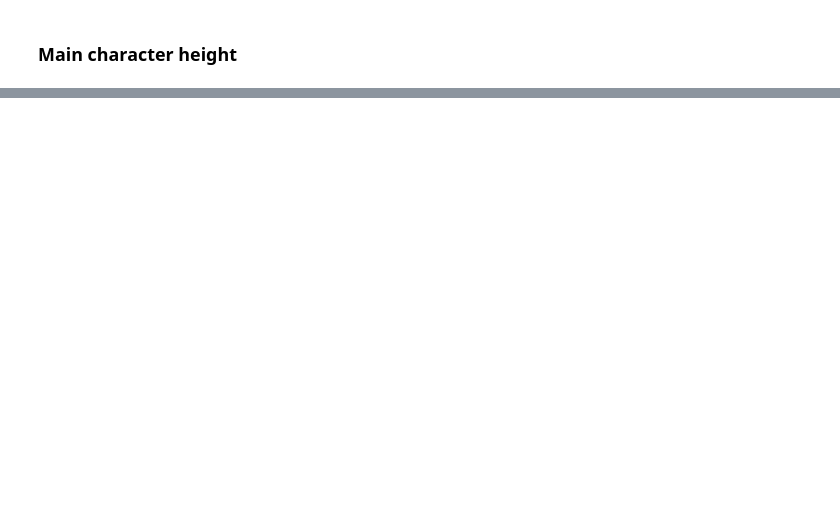
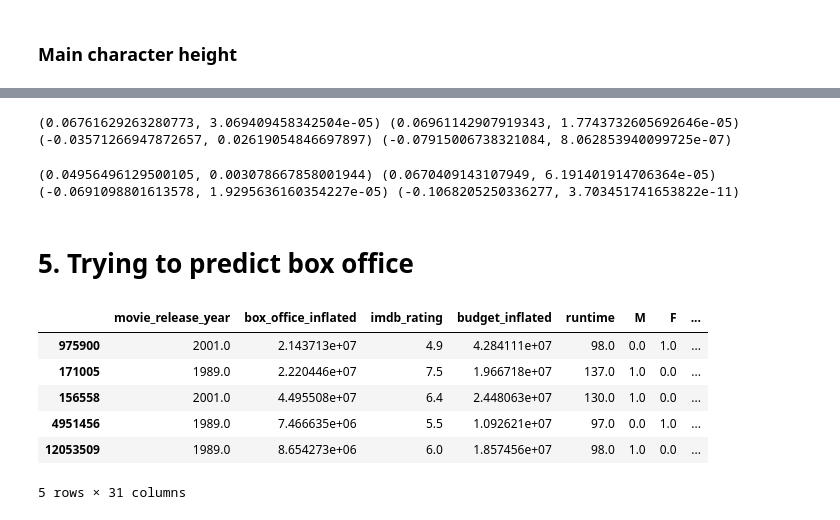
Before and after one commit to epfl-ada/ada-2022-project-r4d4r, a Jupyter notebook: BigNotebook.ipynb, the cells around one changed output, grey strips where cells are left out. Saved outputs shown, nothing was run; the diff lists cells and outputs as text; code cells hidden in the pictures; blank space fills up the shorter version.

```diff
--- a/BigNotebook.ipynb
+++ b/BigNotebook.ipynb
@@ -825,0 +876,3 @@ get_best_causality(tsa.grangercausalitytests(df, maxlag=10, verbose = False))
+# %%
+MOVIE_DATA = MOVIE_DATA[MOVIE_DATA["movie_release_year"] > 1979]
+MOVIE_DATA = MOVIE_DATA[MOVIE_DATA["movie_release_year"] < 2010]
@@ -825,0 +927,31 @@ get_best_causality(tsa.grangercausalitytests(df, maxlag=10, verbose = False))
+# %%
+df = MOVIE_DATA[["box_office_inflated","main_characters","imdb_rating"]].dropna()
+df = df[df.apply(lambda x: len(x["main_characters"])>0, axis=1)]
+df["M"] = 0
+df["F"] = 0
+df["Mage"] = 0
+df["Fage"] = 0
+df["Mheight"] = 0
+df["Fheight"] = 0
+for i, row in df.iterrows():
+    toadd = [0,0,0,0,0,0]
+    for c in row["main_characters"]:
+        data = CHARACTER_DATA[CHARACTER_DATA["freebase_character_actor_map_id"] == c]
+        if data["actor_gender"].values[0] == "F":
+            toadd[1] += 1
+            toadd[3] += data["actor_age_at_movie_release"].values[0]
+            toadd[5] += data["actor_height"].values[0]
+        if data["actor_gender"].values[0] == "M":
+            toadd[0] += 1
+            toadd[2] += data["actor_age_at_movie_release"].values[0]
+            toadd[4] += data["actor_height"].values[0]
+    for j in range(2):
+        if toadd[j] > 1:
+            toadd[j+2] /= toadd[j]
+            toadd[j+4] /= toadd[j]
+            toadd[j] /= toadd[j]
+    row["M"],row["F"],row["Mage"],row["Fage"],row["Mheight"],row["Fheight"]  = tuple(toadd)
+    df.loc[i] = row
+df.drop(columns=["main_characters"], inplace = True)
+#for column in df:
+#    df[column] = (df[column] - df[column].mean()) / df[column].std()
@@ -825,0 +968,42 @@ get_best_causality(tsa.grangercausalitytests(df, maxlag=10, verbose = False))
+# %%
+df2 = df[["box_office_inflated", "Mage", "imdb_rating"]].dropna()
+res1 = stats.pearsonr(df2["box_office_inflated"], df2["Mage"])
+res2 = stats.pearsonr(df2["imdb_rating"], df2["Mage"])
+print(res1, res2)
+df2 = df[["box_office_inflated", "Fage", "imdb_rating"]].dropna()
+res1 = stats.pearsonr(df2["box_office_inflated"], df2["Fage"])
+res2 = stats.pearsonr(df2["imdb_rating"], df2["Fage"])
+print(res1, res2)
+# %% [output]
+(0.06761629263280773, 3.069409458342504e-05) (0.06961142907919343, 1.7743732605692646e-05)
+(-0.03571266947872657, 0.02619054846697897) (-0.07915006738321084, 8.062853940099725e-07)
+# %%
+df2 = df[["box_office_inflated", "Mheight", "imdb_rating"]].dropna()
+res1 = stats.pearsonr(df2["box_office_inflated"], df2["Mheight"])
+res2 = stats.pearsonr(df2["imdb_rating"], df2["Mheight"])
+print(res1, res2)
+df2 = df[["box_office_inflated", "Fheight", "imdb_rating"]].dropna()
+res1 = stats.pearsonr(df2["box_office_inflated"], df2["Fheight"])
+res2 = stats.pearsonr(df2["imdb_rating"], df2["Fheight"])
+print(res1, res2)
+# %% [output]
+(0.04956496129500105, 0.003078667858001944) (0.0670409143107949, 6.191401914706364e-05)
+(-0.0691098801613578, 1.9295636160354227e-05) (-0.1068205250336277, 3.703451741653822e-11)
+# %% [markdown]
+# 5. Trying to predict box office
+# %%
+predict_data = MOVIE_DATA[["movie_release_year","box_office_inflated","imdb_rating","budget_inflated","runtime","genres"]]
+predict_data = predict_data.join(df[["M","F","Mage","Fage","Mheight","Fheight"]])
+for genre in df_genre:
+    predict_data[genre] = predict_data.apply(lambda x: int(genre in x["genres"]), axis=1)
+predict_data.drop(columns=["genres"], inplace=True)
+predict_data = predict_data.dropna()
+predict_data.head()
+# %% [output]
+|  | movie_release_year | box_office_inflated | imdb_rating | budget_inflated | runtime | M | F | ... |
+| 975900 | 2001.0 | 2.143713e+07 | 4.9 | 4.284111e+07 | 98.0 | 0.0 | 1.0 | ... |
+| 171005 | 1989.0 | 2.220446e+07 | 7.5 | 1.966718e+07 | 137.0 | 1.0 | 0.0 | ... |
+| 156558 | 2001.0 | 4.495508e+07 | 6.4 | 2.448063e+07 | 130.0 | 1.0 | 0.0 | ... |
+| 4951456 | 1989.0 | 7.466635e+06 | 5.5 | 1.092621e+07 | 97.0 | 0.0 | 1.0 | ... |
+| 12053509 | 1989.0 | 8.654273e+06 | 6.0 | 1.857456e+07 | 98.0 | 1.0 | 0.0 | ... |
+5 rows × 31 columns
```
Also changed, not shown: parts of 22 cells of this notebook.
